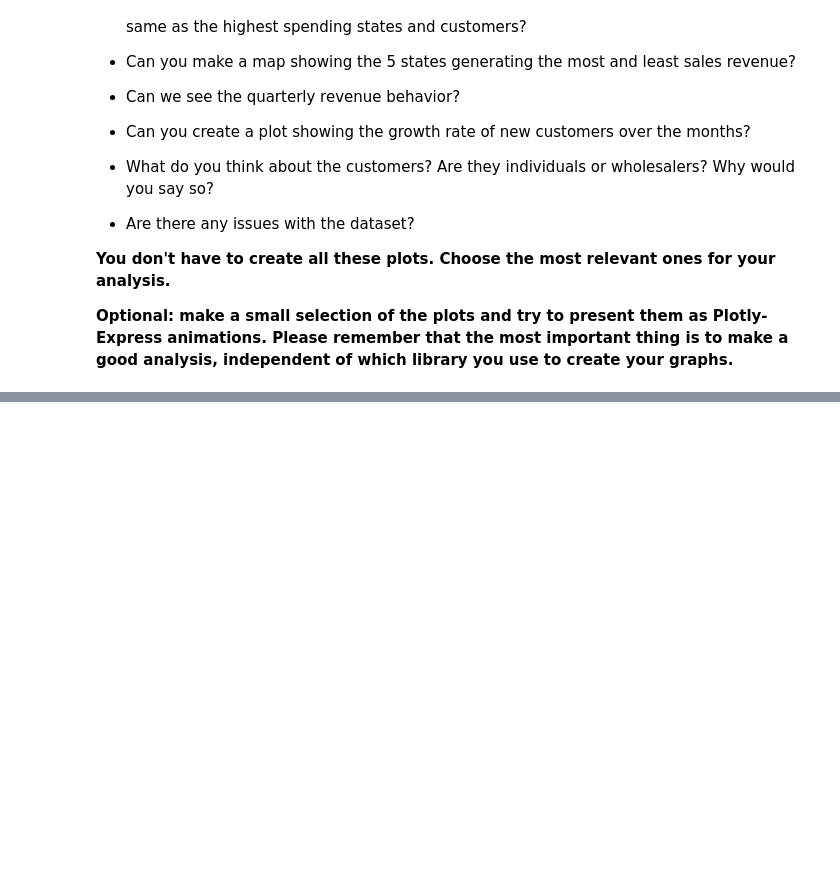
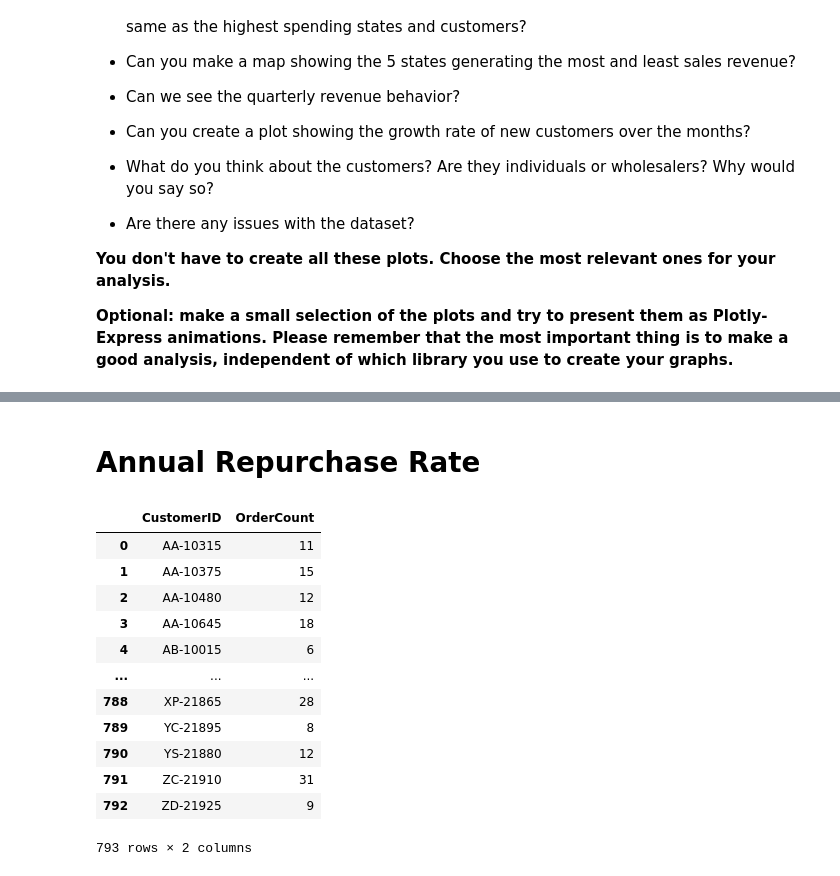
Before and after one commit to michalpasternak7/e-Commerce, a Jupyter notebook: superstore_eda.ipynb, the cells around one changed output, grey strips where cells are left out. Cells and saved outputs as stored; diff of their text form; code cells hidden in the pictures; blank space fills up the shorter version.

```diff
--- a/superstore_eda.ipynb
+++ b/superstore_eda.ipynb
@@ -173,0 +531,61 @@ px.bar(df, x='Day')
+# %%
+def monthly_average_profit_margin(year):
+    # Monthly Sales and Profit
+    average_profit_margin = pd.read_sql(
+        f"""
+        SELECT
+        SUBSTR(OrderDate, 6, 2) AS Month,
+        SUM(Sales) / 100.0 AS Sales,
+        SUM(Profit) / 100.0 AS Profit
+        FROM Orders
+        JOIN OrdersDetails
+        ON Orders.OrderID = OrdersDetails.OrderID
+        WHERE SUBSTR(OrderDate, 1, 4) = '{year}'
+        GROUP BY Month
+        """, db_conn)
+
+    # Plot the line chart
+    fig = px.line(average_profit_margin, x='Month', y='Profit', title=f'Profit and Sales for {year}', color_discrete_sequence=['green'])
+
+    # Add the bar chart with y='Sales'
+    fig.add_bar(x=average_profit_margin['Month'], y=average_profit_margin['Sales'], name='Sales', marker_color='lightblue')
+
+    return fig
+# %%
+for year in [2014, 2015, 2016, 2017]:
+    f = monthly_average_profit_margin(year)
+    f.show()
+# %% [markdown]
+# Annual Repurchase Rate
+# %%
+# Annual Repurchase Rate
+annual_repurchase_rate = pd.read_sql(
+        f"""
+        SELECT
+        Orders.CustomerID,
+        COUNT(Orders.OrderID) AS OrderCount
+        FROM Orders
+        JOIN Customers
+        ON Orders.CustomerID = Customers.CustomerID
+        JOIN OrdersDetails
+        ON Orders.OrderID = OrdersDetails.OrderID
+        GROUP BY Orders.CustomerID
+
+
+        """, db_conn)
+
+annual_repurchase_rate
+# %% [output]
+|  | CustomerID | OrderCount |
+| 0 | AA-10315 | 11 |
+| 1 | AA-10375 | 15 |
+| 2 | AA-10480 | 12 |
+| 3 | AA-10645 | 18 |
+| 4 | AB-10015 | 6 |
+| ... | ... | ... |
+| 788 | XP-21865 | 28 |
+| 789 | YC-21895 | 8 |
+| 790 | YS-21880 | 12 |
+| 791 | ZC-21910 | 31 |
+| 792 | ZD-21925 | 9 |
+793 rows × 2 columns
```
Also changed, not shown: parts of 53 cells of this notebook, 1 other file.
